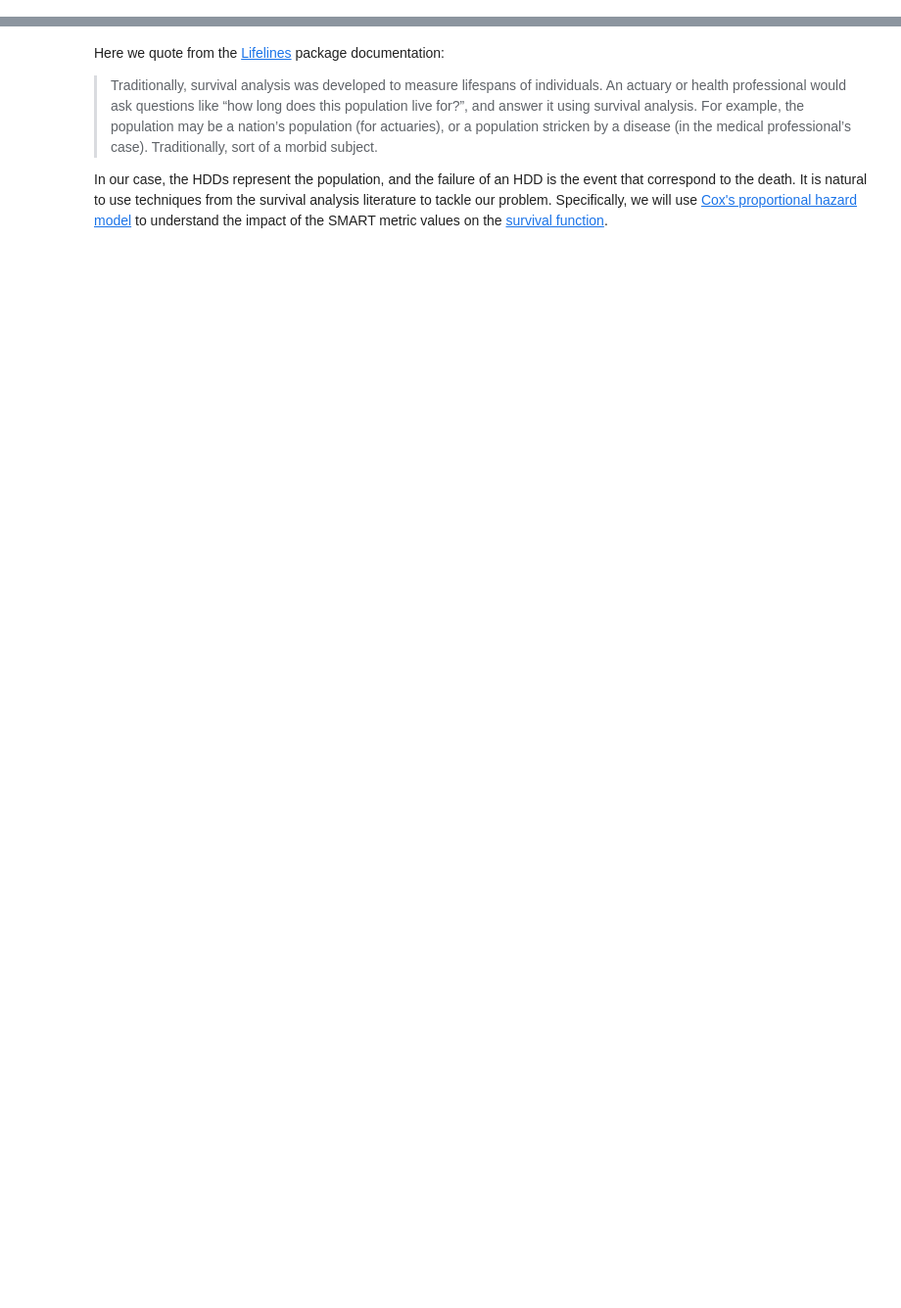
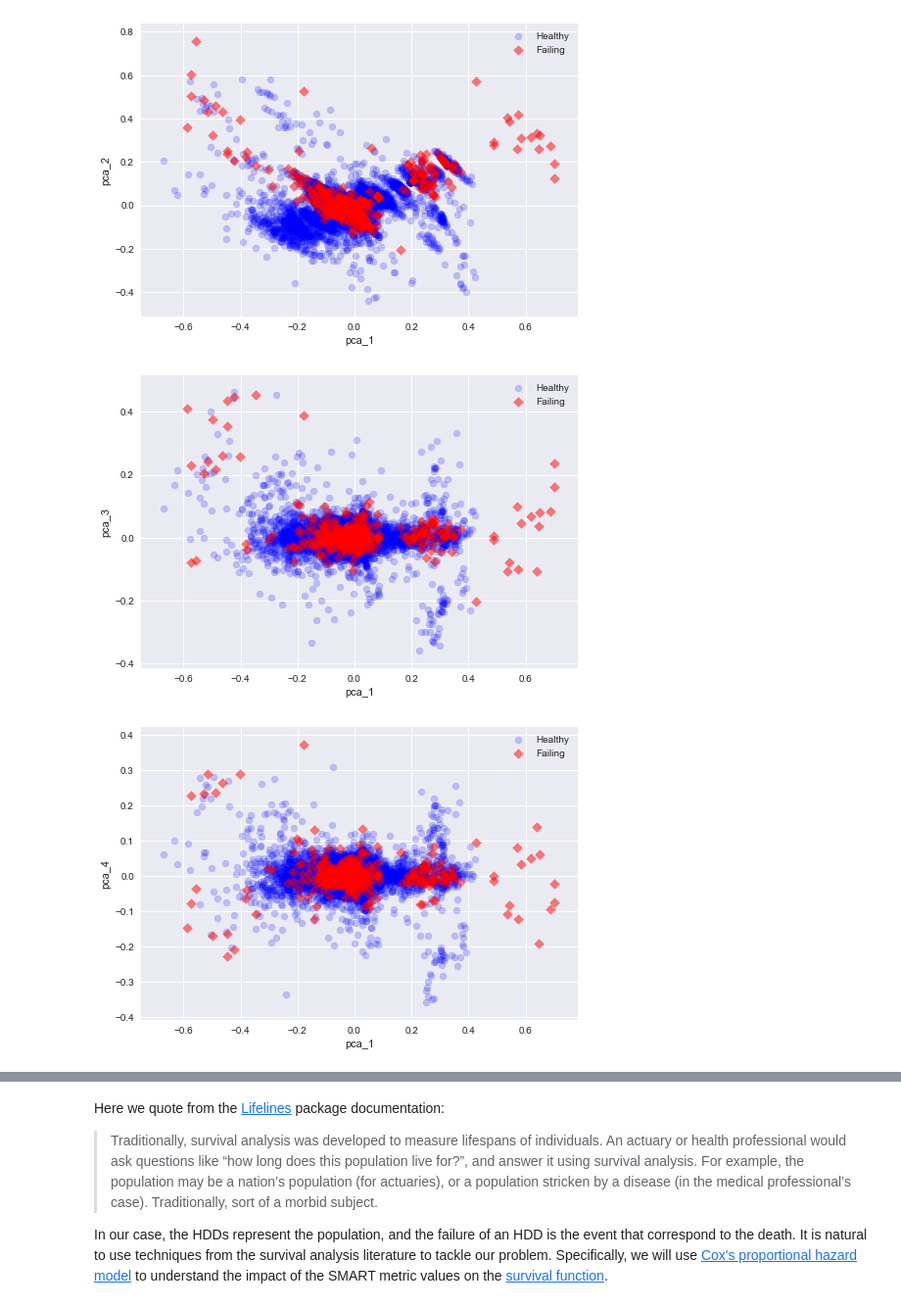
Before and after one commit to FabCec/planned_replacements, a Jupyter notebook: 4. Machine learning and optimization problem.ipynb, the cells around one changed output, grey strips where cells are left out. Shown at 98% size. Saved outputs shown, nothing was run; the diff lists cells and outputs as text; code cells hidden in the pictures; blank space fills up the shorter version.

```diff
--- a/4. Machine learning and optimization problem.ipynb
+++ b/4. Machine learning and optimization problem.ipynb
@@ -815,0 +402,37 @@ In the functions below, we define the dtw distance to fit our case. In particula
+# %%
+# Let us now observe whether the principal components can distinguish HDDs close to failure from those which are not.
+n_comp = 4
+
+pca2 = PCA(n_components = n_comp)
+steps = [('scaler', scaler), ('pca', pca2)]
+pipeline = Pipeline(steps)
+
+pipeline.fit(X)
+
+X_pca = pipeline.transform(X)
+
+# Create a data frame containing the labels of the training observations and ...
+y = df['label'].values
+df_pca = pd.DataFrame({'cluster' : y})
+
+# ... the value of the first n_comp PCA components
+for i in range(1, n_comp + 1):
+    col_name = 'pca_' + str(i)
+    df_pca[col_name] = X_pca[:, i-1]
+
+# Plot the scatterplots obtained by considering any 2 principal components among the first n_comp. Look at the patterns for halthy HDDs and close to failure HDDs.
+for ind_x in np.arange(1,n_comp) :
+    for ind_y in np.arange (ind_x + 1, n_comp + 1) :
+        plt.scatter(x = df_pca.loc[df_pca['cluster'] == 0, df_pca.columns[ind_x]], y = df_pca.loc[df_pca['cluster'] == 0, df_pca.columns[ind_y]], c = 'b', alpha = 0.2, label = 'Healthy')
+        plt.scatter(x = df_pca.loc[df_pca['cluster'] == 1, df_pca.columns[ind_x]], y = df_pca.loc[df_pca['cluster'] == 1, df_pca.columns[ind_y]], marker = 'D', c = 'r', alpha = 0.5, label = 'Failing')
+        plt.xlabel(df_pca.columns[ind_x])
+        plt.ylabel(df_pca.columns[ind_y])
+        plt.legend()
+        plt.savefig(folder_name + '/pca_'+ str(ind_x) + str(ind_y) + '.jpg')
+        plt.show()
+
+del df_pca
+# %% [output]
+[figure, added]
+[figure, added]
+[figure, added]
```
Also changed, not shown: parts of 105 cells of this notebook, 3 other files.
